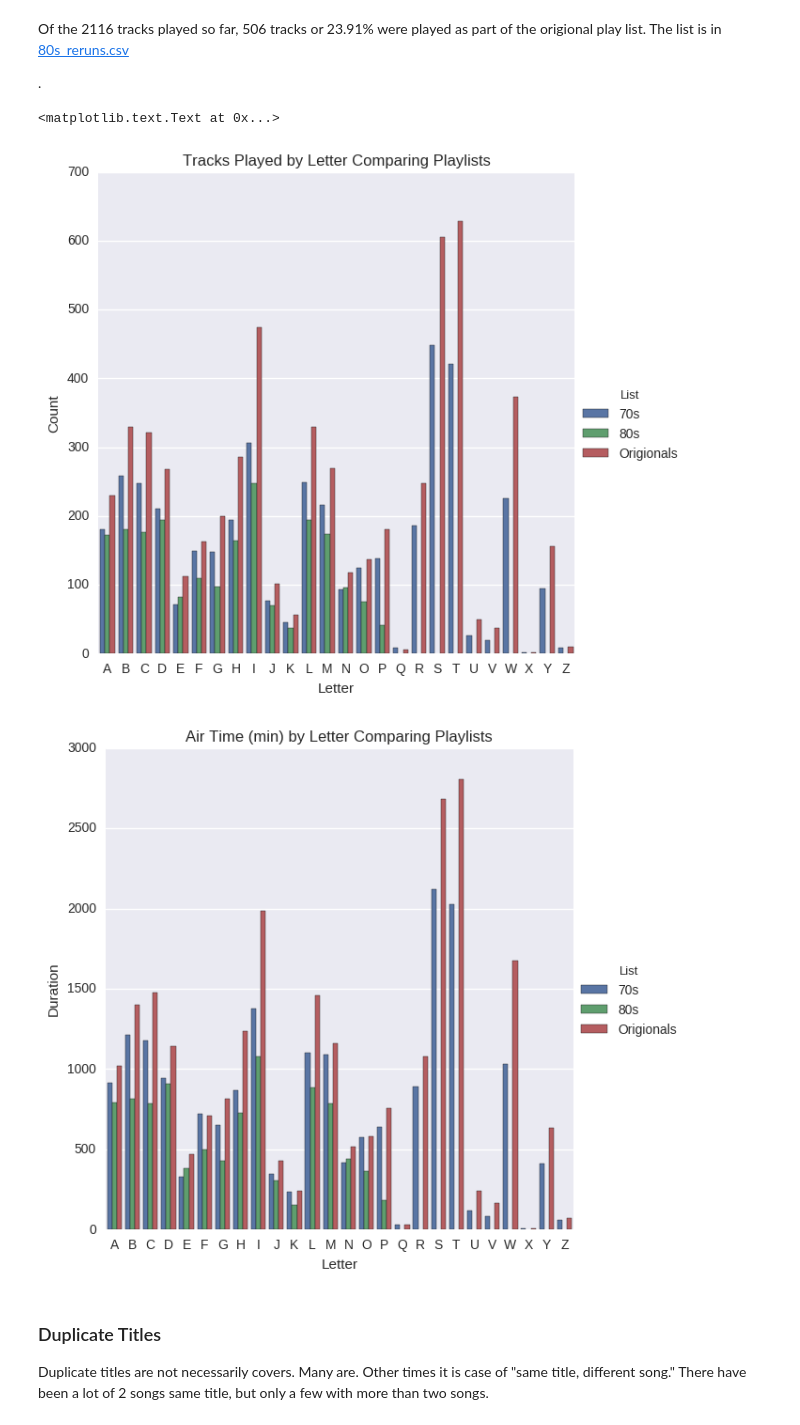
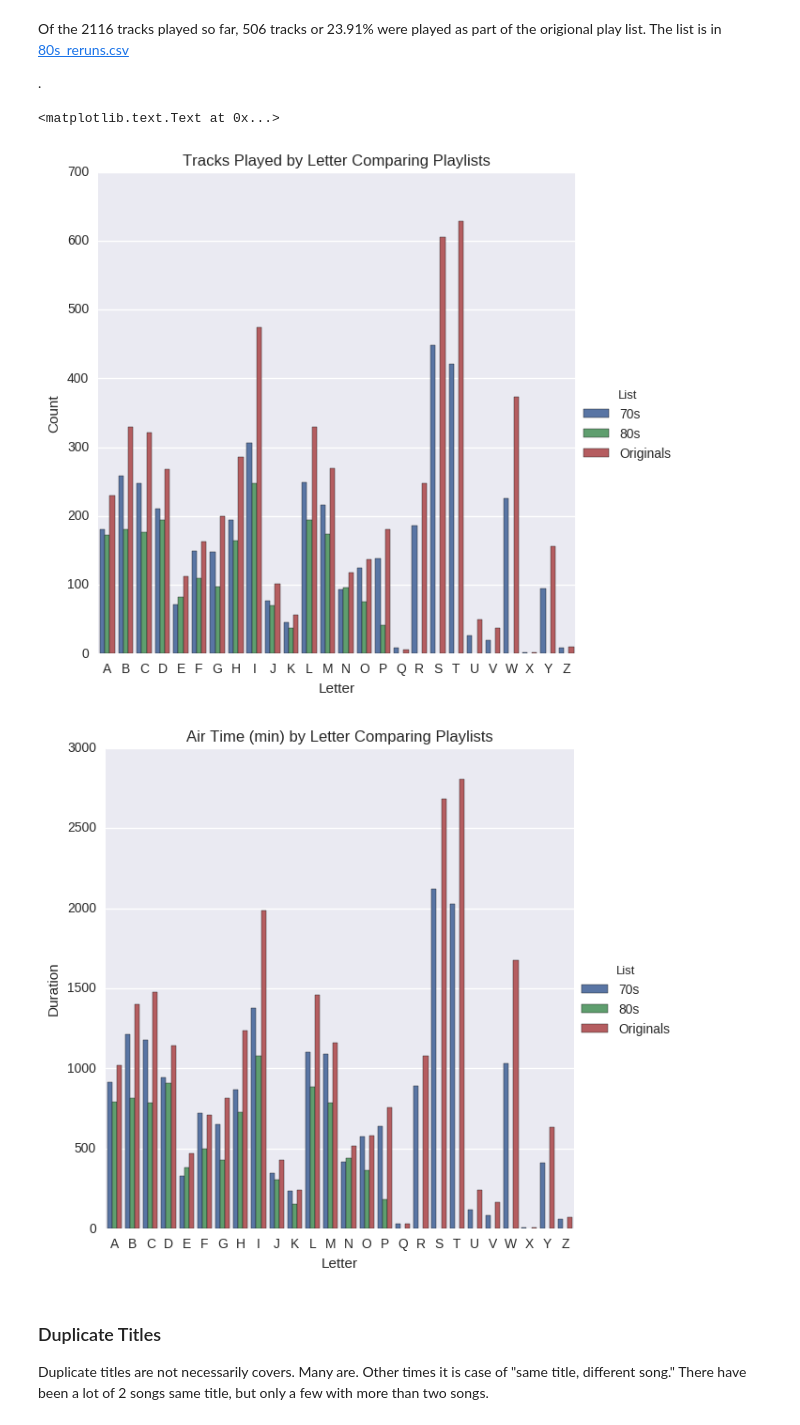
Before and after one commit to asudell/a2z, a Jupyter notebook: 80sA2Z.ipynb, the cells around one changed output. Drawn from its saved outputs; the diff is of its cells as text; code cells hidden in the pictures.

Commit message:
And there's only one O in original

```diff
--- a/80sA2Z.ipynb
+++ b/80sA2Z.ipynb
@@ -315,23 +315,23 @@ Of the 2116 tracks played so far, 506 tracks or 23.91% were played as part of th
 # %%
 playlist['List'] = '80s'
 playlist['Count'] = 1
 seventies['List'] = '70s'
 seventies['Count'] = 1
-originals['List'] = 'Origionals'
+originals['List'] = 'Originals'
 originals['Count'] = 1
 
 combined = pd.concat([originals, seventies, playlist])
 summary = combined.groupby(['List', 'Letter'])['Count', 'Duration'].sum()
 summary = summary.reset_index()
 sns.set_color_codes('pastel')
 sns.factorplot(x='Letter', y='Count', hue='List', data=summary, kind='bar', size=6)
 sns.plt.title('Tracks Played by Letter Comparing Playlists')
 sns.factorplot(x='Letter', y='Duration', hue='List', data=summary, kind='bar', size=6)
 sns.plt.title('Air Time (min) by Letter Comparing Playlists')
 # %% [output]
 <matplotlib.text.Text at 0x...>
-[figure, old version]
+[figure, new version]
-[figure, old version]
+[figure, new version]
 # %% [markdown]
 ### Duplicate Titles
 
```
